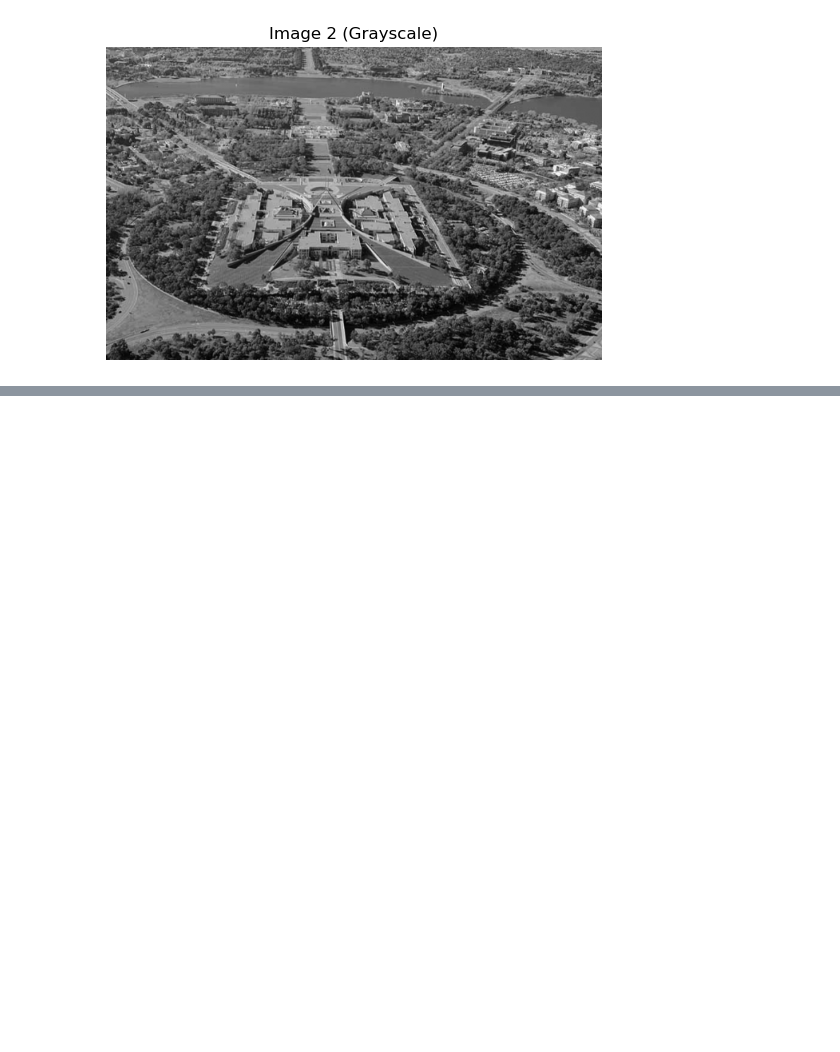
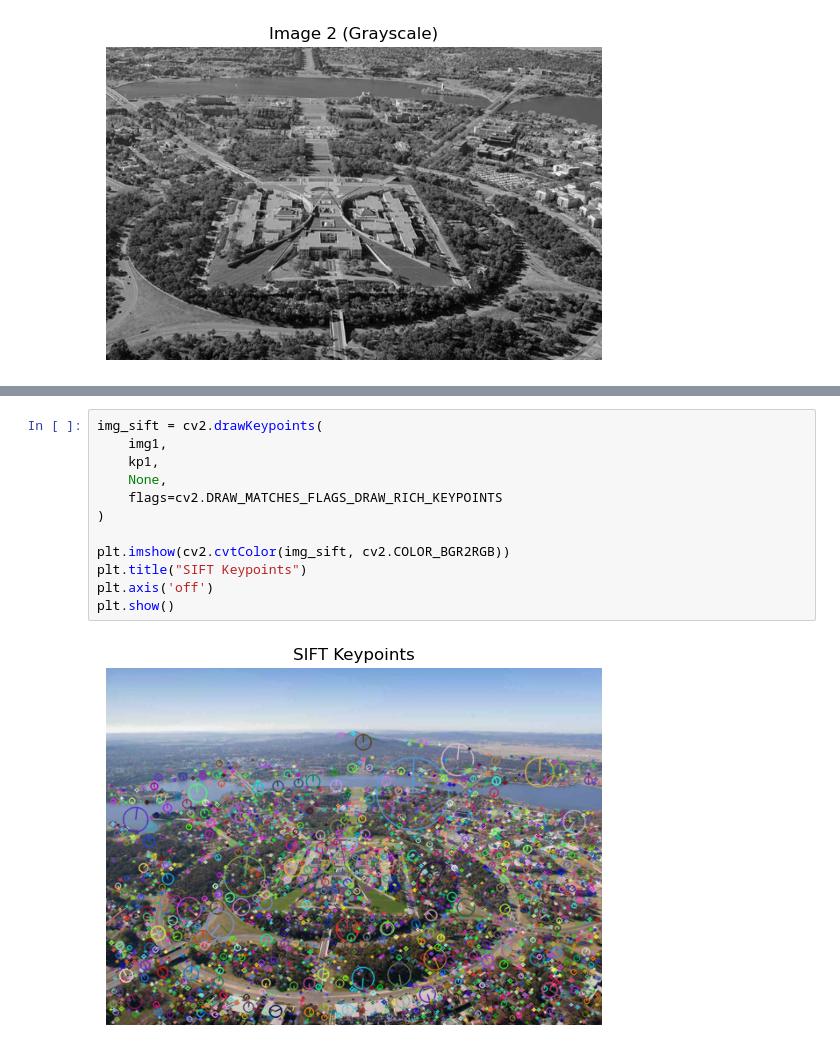
Before and after one commit to AnthonyBebek/Computer-Vision-Image-Analysis, a Jupyter notebook: Tutorials/Week5/Week5.ipynb, the cells around one changed output, grey strips where cells are left out. Drawn from its saved outputs; the diff is of its cells as text; blank space fills up the shorter version.

```diff
--- a/Tutorials/Week5/Week5.ipynb
+++ b/Tutorials/Week5/Week5.ipynb
@@ -31,0 +50,14 @@ img_harris[dst > 0.05 * dst.max()] = [0, 0, 255]
+# %%
+img_sift = cv2.drawKeypoints(
+    img1,
+    kp1,
+    None,
+    flags=cv2.DRAW_MATCHES_FLAGS_DRAW_RICH_KEYPOINTS
+)
+
+plt.imshow(cv2.cvtColor(img_sift, cv2.COLOR_BGR2RGB))
+plt.title("SIFT Keypoints")
+plt.axis('off')
+plt.show()
+# %% [output]
+[figure, added]
```
Also changed, not shown: parts of 6 cells of this notebook, 6 other files.
